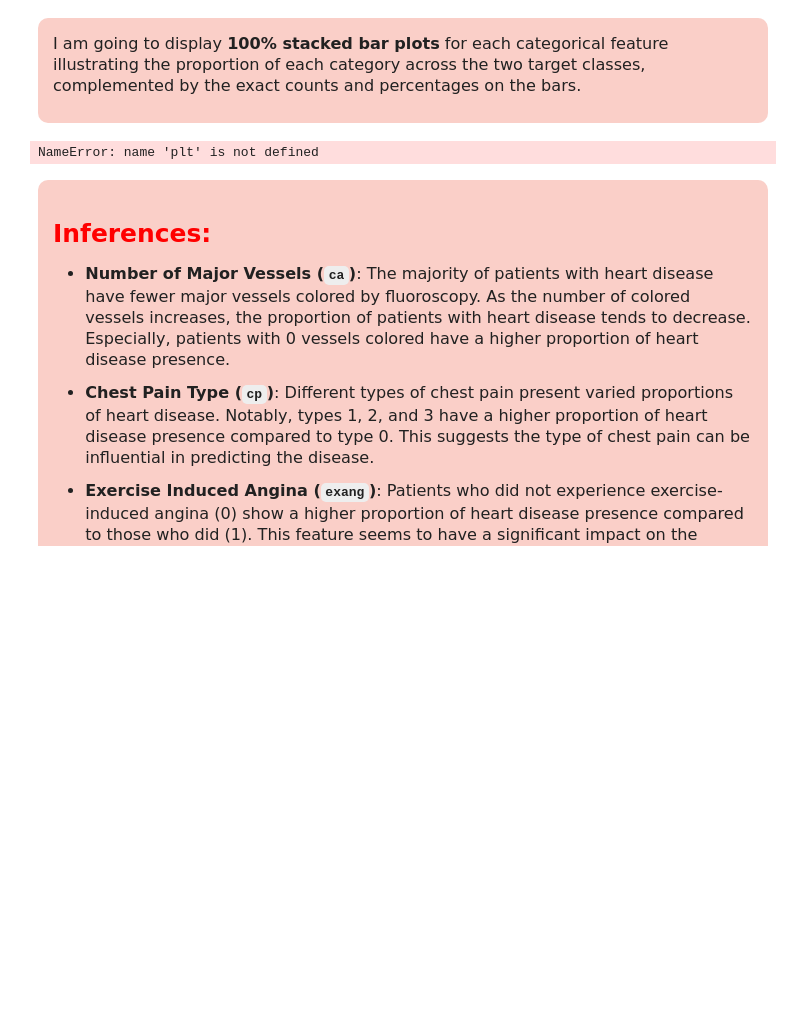
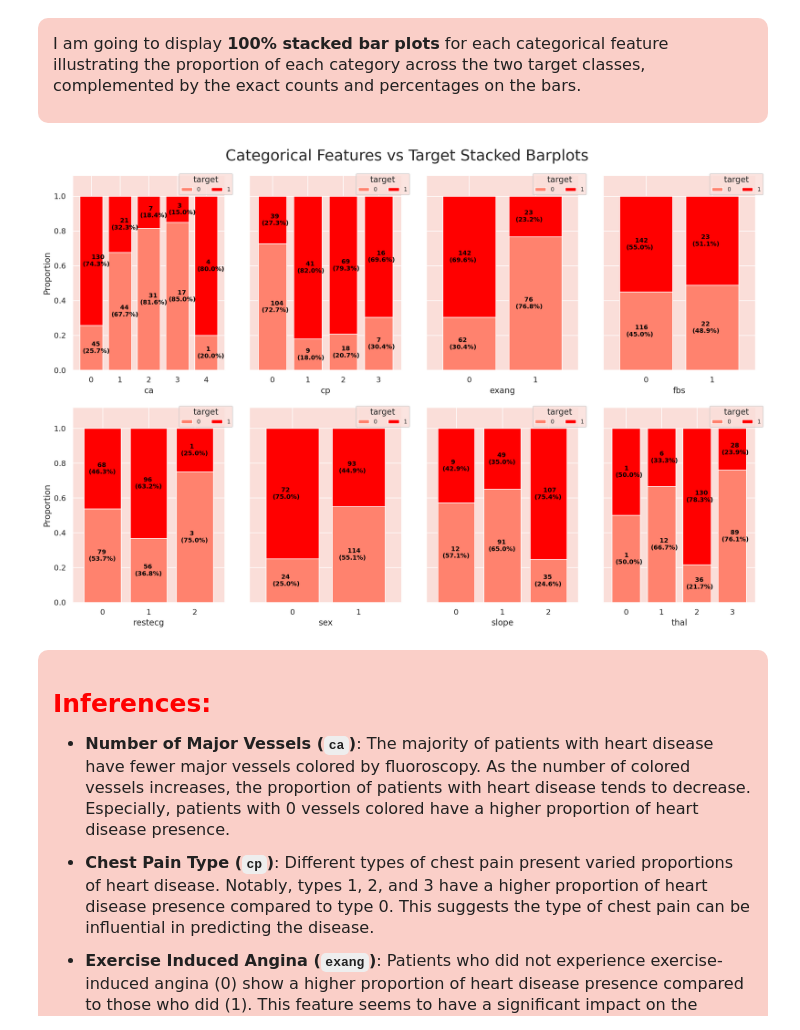
Before and after one commit to AshutoshsinghIndore/customer-churn-model, a Jupyter notebook: Notebook/heart-disease-prediction.ipynb, the cells around one changed output. Drawn from its saved outputs; the diff is of its cells as text; code cells hidden in the pictures; blank space fills up the shorter version.

```diff
--- a/Notebook/heart-disease-prediction.ipynb
+++ b/Notebook/heart-disease-prediction.ipynb
@@ -535,7 +535,7 @@ I am going to display __100% stacked bar plots__ for each categorical feature il
 # Remove 'target' from the categorical_features
 categorical_features = [feature for feature in categorical_features if feature != 'target']
 # %%
-fig, ax = plt.subplots(nrows=2, ncols=4, figsize=(20,22))
+fig, ax = plt.subplots(nrows=2, ncols=4, figsize=(15,10))
 
 for i,col in enumerate(categorical_features):
 
@@ -545,34 +545,34 @@ for i,col in enumerate(categorical_features):
     # Using the normalize=True argument gives us the index-wise proportion of the data
     cross_tab_prop = pd.crosstab(index=df[col], columns=df['target'], normalize='index')
 
     # Define colormap
     cmp = ListedColormap(['#ff826e', 'red'])
 
     # Plot stacked bar charts
     x, y = i//4, i%4
     cross_tab_prop.plot(kind='bar', ax=ax[x,y], stacked=True, width=0.8, colormap=cmp,
                         legend=False, ylabel='Proportion', sharey=True)
 
     # Add the proportions and counts of the individual bars to our plot
     for idx, val in enumerate([*cross_tab.index.values]):
         for (proportion, count, y_location) in zip(cross_tab_prop.loc[val],cross_tab.loc[val],cross_tab_prop.loc[val].cumsum()):
             ax[x,y].text(x=idx-0.3, y=(y_location-proportion)+(proportion/2)-0.03,
                          s = f'    {count}\n({np.round(proportion * 100, 1)}%)',
                          color = "black", fontsize=9, fontweight="bold")
 
     # Add legend
     ax[x,y].legend(title='target', loc=(0.7,0.9), fontsize=8, ncol=2)
     # Set y limit
     ax[x,y].set_ylim([0,1.12])
     # Rotate xticks
     ax[x,y].set_xticklabels(ax[x,y].get_xticklabels(), rotation=0)
 
 
 plt.suptitle('Categorical Features vs Target Stacked Barplots', fontsize=22)
 plt.tight_layout()
 plt.show()
 # %% [output]
-NameError: name 'plt' is not defined
+[figure, added]
 # %% [markdown]
 <div style="border-radius:10px; padding: 15px; background-color: #facfc8; font-size:115%; text-align:left">
 
```
Also changed, not shown: 1 other file.
